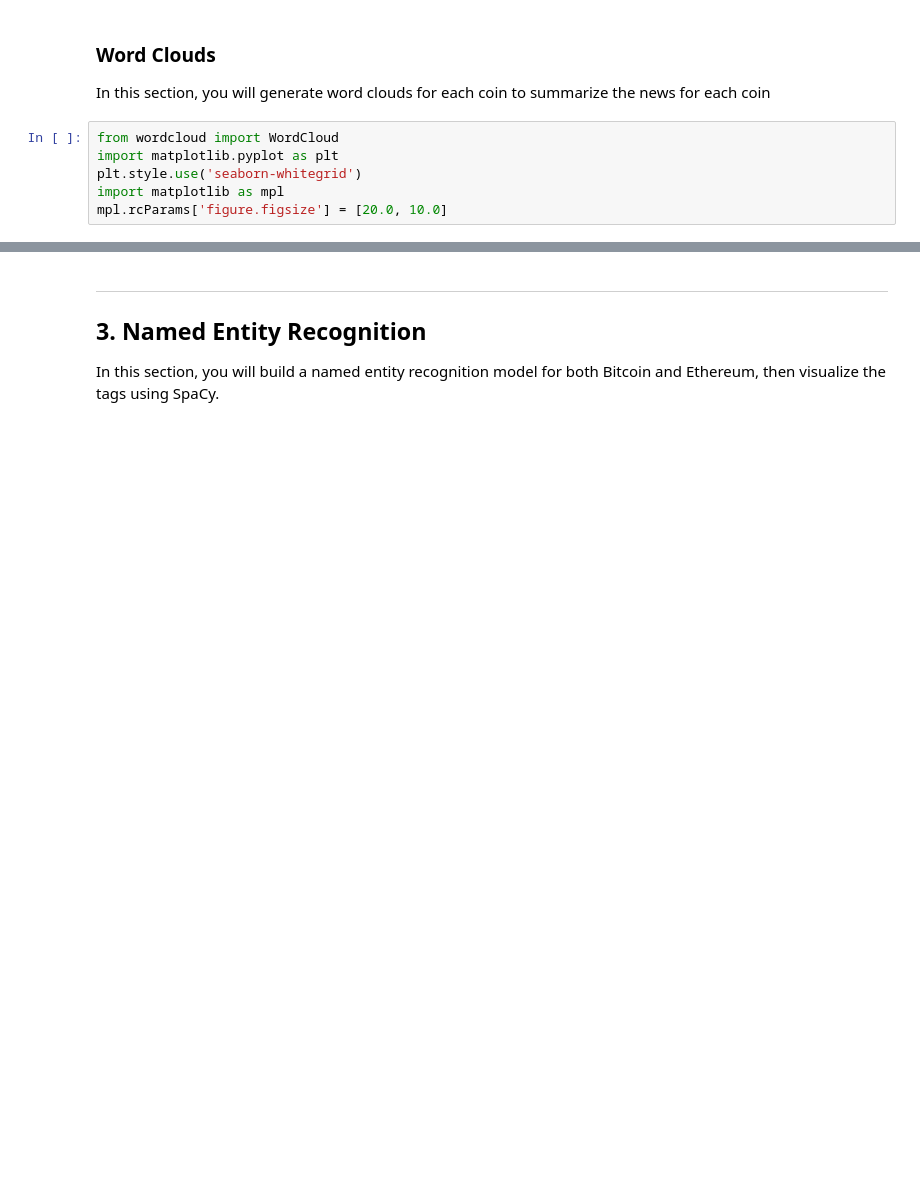
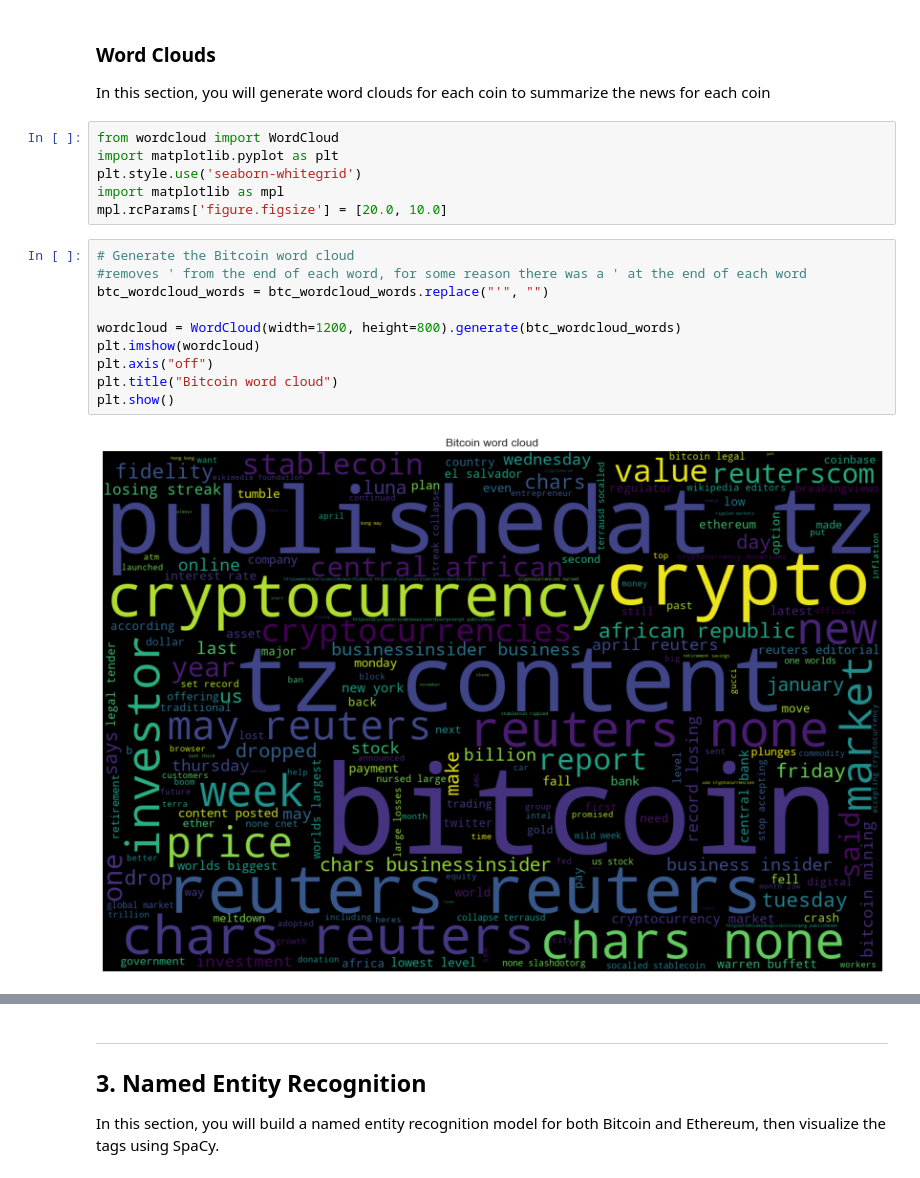
Before and after one commit to keanumanson/NLP-homework, a Jupyter notebook: crypto_sentiment.ipynb, the cells around one changed output, grey strips where cells are left out. Drawn from its saved outputs; the diff is of its cells as text; blank space fills up the shorter version.

```diff
--- a/crypto_sentiment.ipynb
+++ b/crypto_sentiment.ipynb
@@ -421,4 +420,16 @@ import matplotlib.pyplot as plt
 plt.style.use('seaborn-whitegrid')
 import matplotlib as mpl
 mpl.rcParams['figure.figsize'] = [20.0, 10.0]
+# %%
+# Generate the Bitcoin word cloud
+#removes ' from the end of each word, for some reason there was a ' at the end of each word
+btc_wordcloud_words = btc_wordcloud_words.replace("'", "")
+
+wordcloud = WordCloud(width=1200, height=800).generate(btc_wordcloud_words)
+plt.imshow(wordcloud)
+plt.axis("off")
+plt.title("Bitcoin word cloud")
+plt.show()
+# %% [output]
+[figure, added]
 # %%
```
Also changed, not shown: parts of 28 cells of this notebook.
